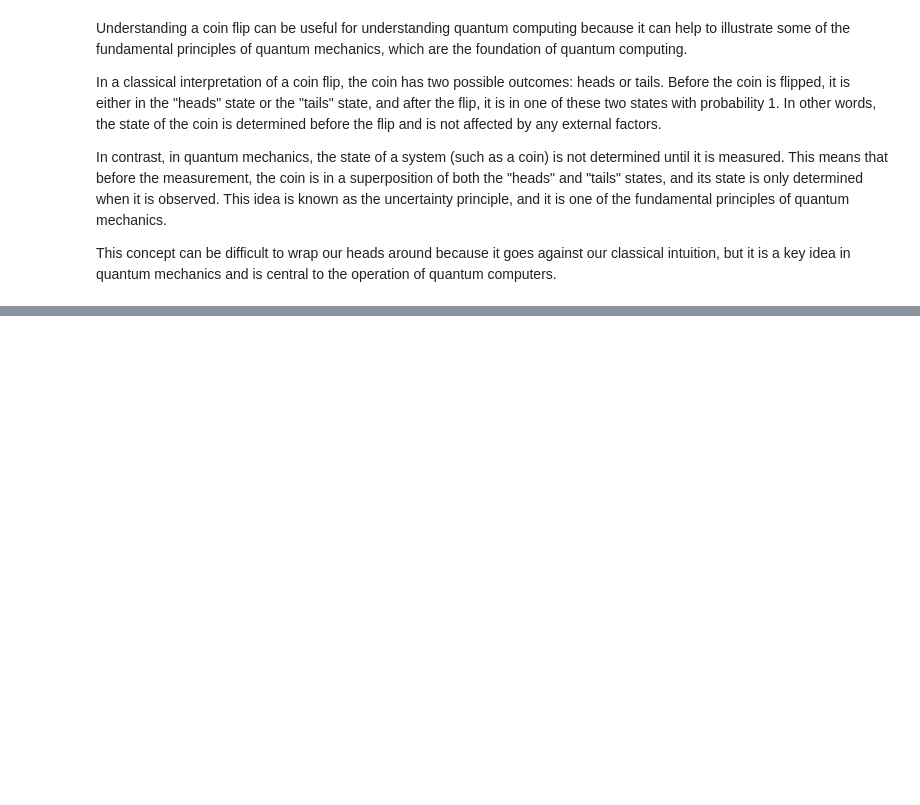
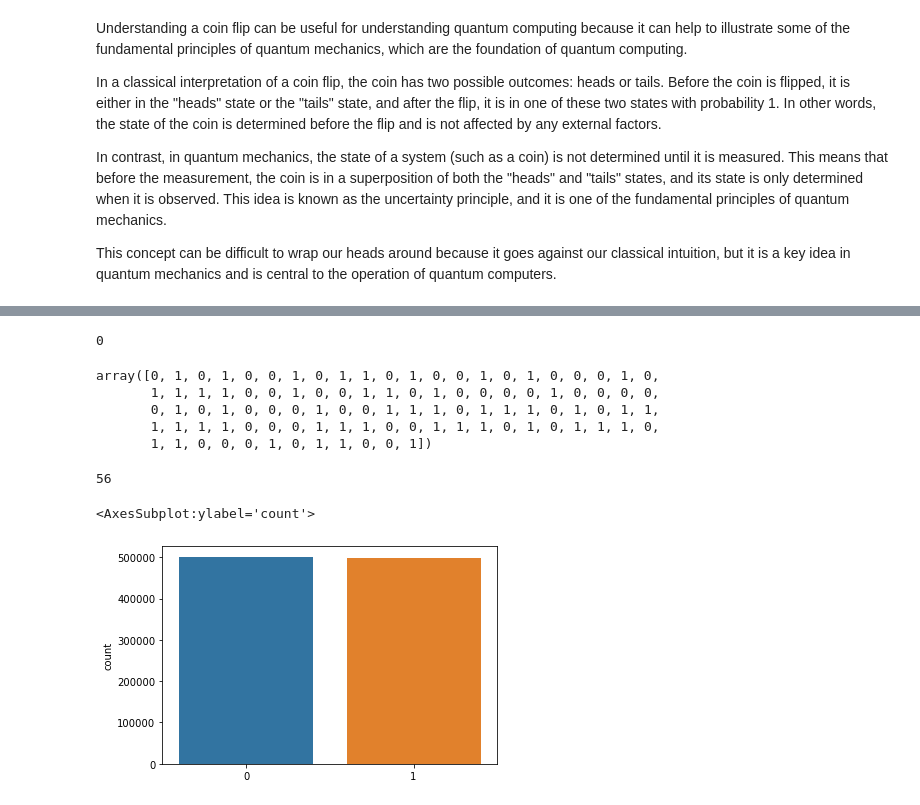
Before and after one commit to MurphyUan/EmergingTechno, a Jupyter notebook: content/quantum-computin.ipynb, the cells around one changed output, grey strips where cells are left out. Drawn from its saved outputs; the diff is of its cells as text; code cells hidden in the pictures; blank space fills up the shorter version.

```diff
--- a/content/quantum-computin.ipynb
+++ b/content/quantum-computin.ipynb
@@ -29,0 +28,22 @@ import itertools
+# %%
+np.random.binomial(1, 0.5) # Flip a Coin
+# %% [output]
+0
+# %%
+np.random.binomial(1, 0.5, 100) # Flip a Coin, 100 times
+# %% [output]
+array([0, 1, 0, 1, 0, 0, 1, 0, 1, 1, 0, 1, 0, 0, 1, 0, 1, 0, 0, 0, 1, 0,
+       1, 1, 1, 1, 0, 0, 1, 0, 0, 1, 1, 0, 1, 0, 0, 0, 0, 1, 0, 0, 0, 0,
+       0, 1, 0, 1, 0, 0, 0, 1, 0, 0, 1, 1, 1, 0, 1, 1, 1, 0, 1, 0, 1, 1,
+       1, 1, 1, 1, 0, 0, 0, 1, 1, 1, 0, 0, 1, 1, 1, 0, 1, 0, 1, 1, 1, 0,
+       1, 1, 0, 0, 0, 1, 0, 1, 1, 0, 0, 1])
+# %%
+np.random.binomial(100, 0.5) # Flip a Coin, 100 times, Iterating when lands on heads
+# %% [output]
+56
+# %%
+# Display Frequency Plot of 1mil Coin Flips
+sns.countplot(x = np.random.binomial(1, 0.5, 1000000))
+# %% [output]
+<AxesSubplot:ylabel='count'>
+[figure, added]
```
Also changed, not shown: parts of 11 cells of this notebook, 2 other files.
